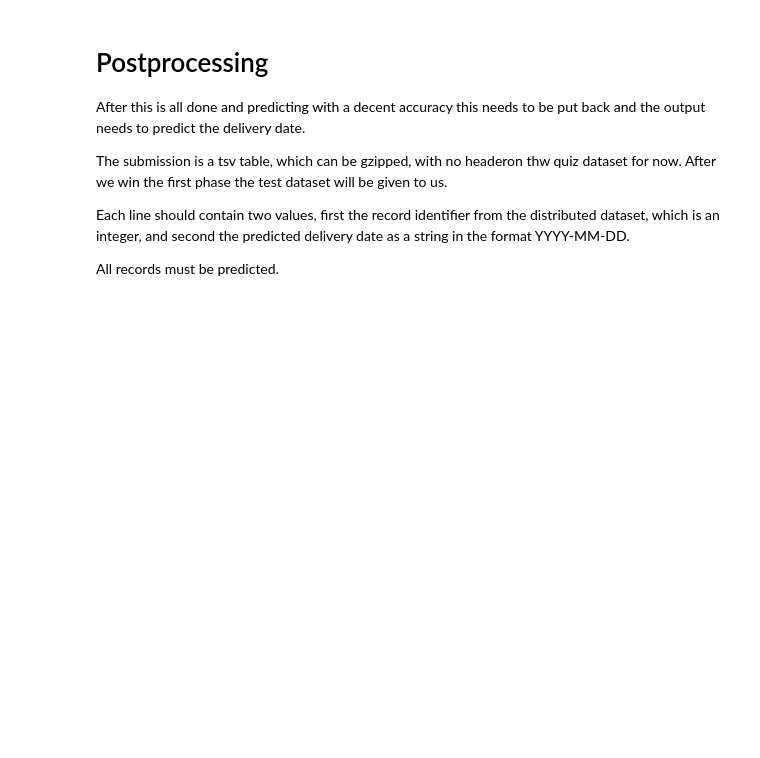
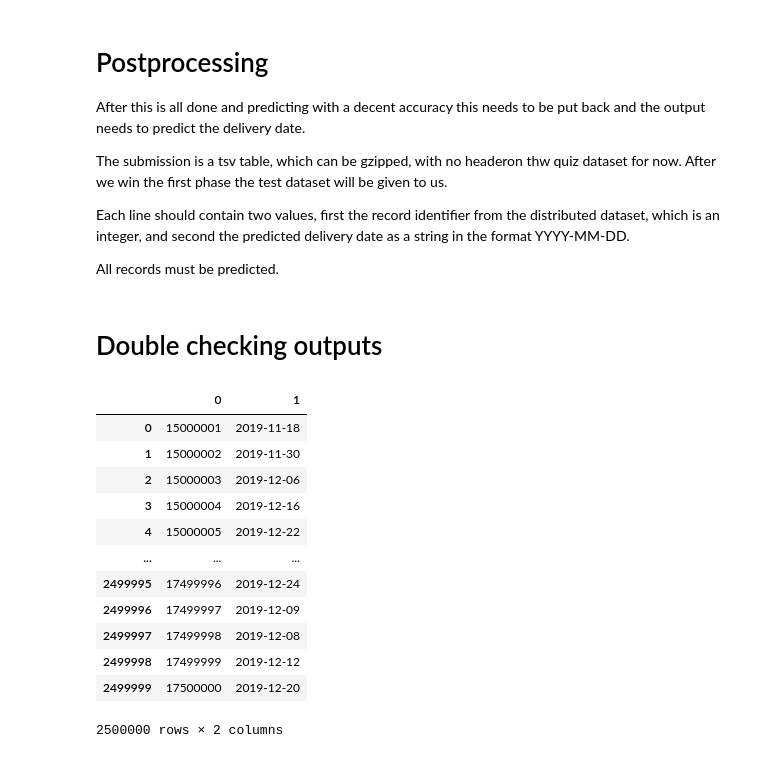
Before and after one commit to Swagget/ebay_delivery_prediction_competition, a Jupyter notebook: notebooks/Swagget's basic pipeline.ipynb, the cells around one changed output. Cells and saved outputs as stored; diff of their text form; code cells hidden in the pictures; blank space fills up the shorter version.

```diff
--- a/notebooks/Swagget's basic pipeline.ipynb
+++ b/notebooks/Swagget's basic pipeline.ipynb
@@ -190,0 +216,2 @@ postprocessing.generate_submission_file(df = training_data, predicted_dates_colu
+# %% [markdown]
+# Double checking outputs
@@ -190,0 +220,18 @@ postprocessing.generate_submission_file(df = training_data, predicted_dates_colu
+# %%
+submission = pd.read_csv("./results/result_2021-12-19 00:30:37.tsv", sep='\t', header = None)
+# %%
+submission
+# %% [output]
+|  | 0 | 1 |
+| 0 | 15000001 | 2019-11-18 |
+| 1 | 15000002 | 2019-11-30 |
+| 2 | 15000003 | 2019-12-06 |
+| 3 | 15000004 | 2019-12-16 |
+| 4 | 15000005 | 2019-12-22 |
+| ... | ... | ... |
+| 2499995 | 17499996 | 2019-12-24 |
+| 2499996 | 17499997 | 2019-12-09 |
+| 2499997 | 17499998 | 2019-12-08 |
+| 2499998 | 17499999 | 2019-12-12 |
+| 2499999 | 17500000 | 2019-12-20 |
+2500000 rows × 2 columns
```
Also changed, not shown: parts of 17 cells of this notebook, 1 other file.
